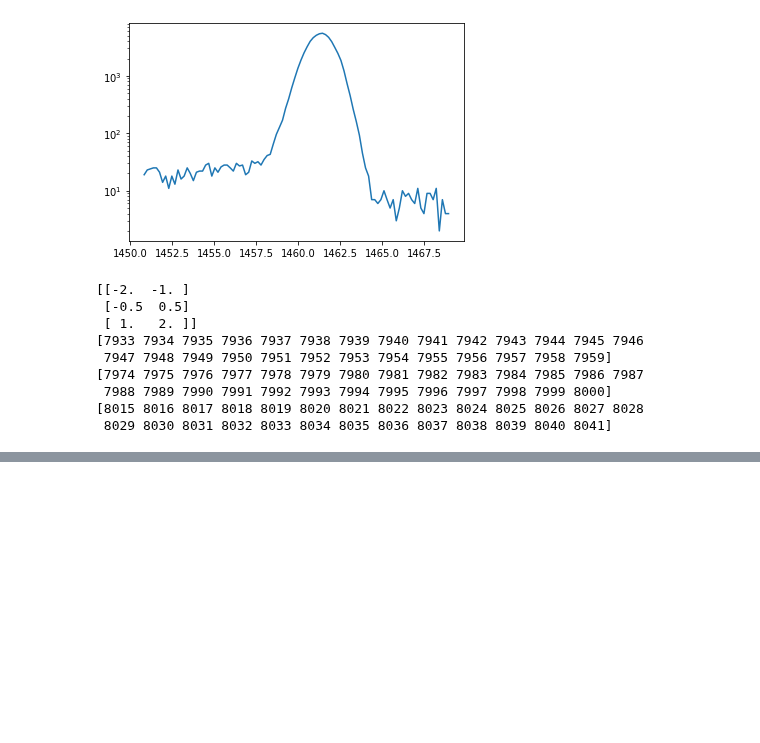
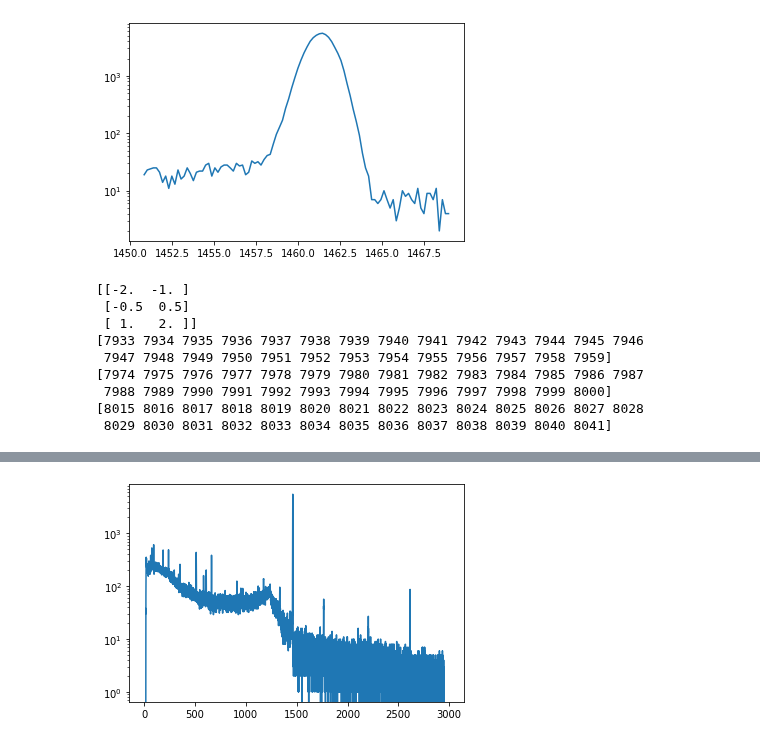
Before and after one commit to bearing/radwatch-analysis, a Jupyter notebook: Peak-Counts-Analysis.ipynb, the cells around one changed output, grey strips where cells are left out. Cells and saved outputs as stored; diff of their text form; code cells hidden in the pictures; blank space fills up the shorter version.

```diff
--- a/Peak-Counts-Analysis.ipynb
+++ b/Peak-Counts-Analysis.ipynb
@@ -95,0 +131,6 @@ ax.set_yscale('log')
+# %%
+plt.plot(energies,counts)
+plt.yscale('log')
+plt.show()
+# %% [output]
+[figure, added]
```
Also changed, not shown: parts of 8 cells of this notebook.
